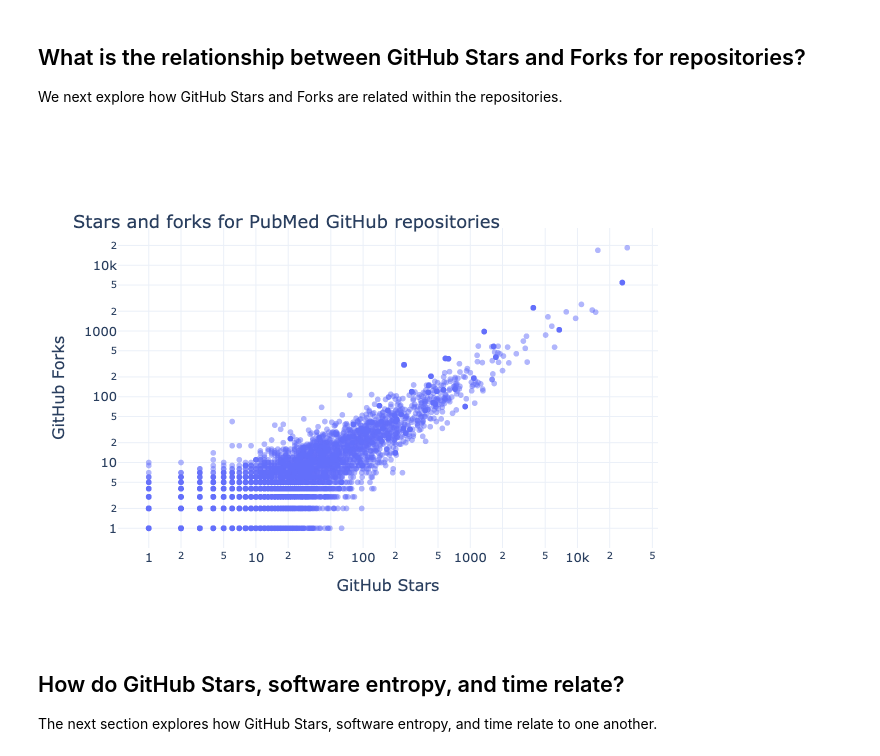
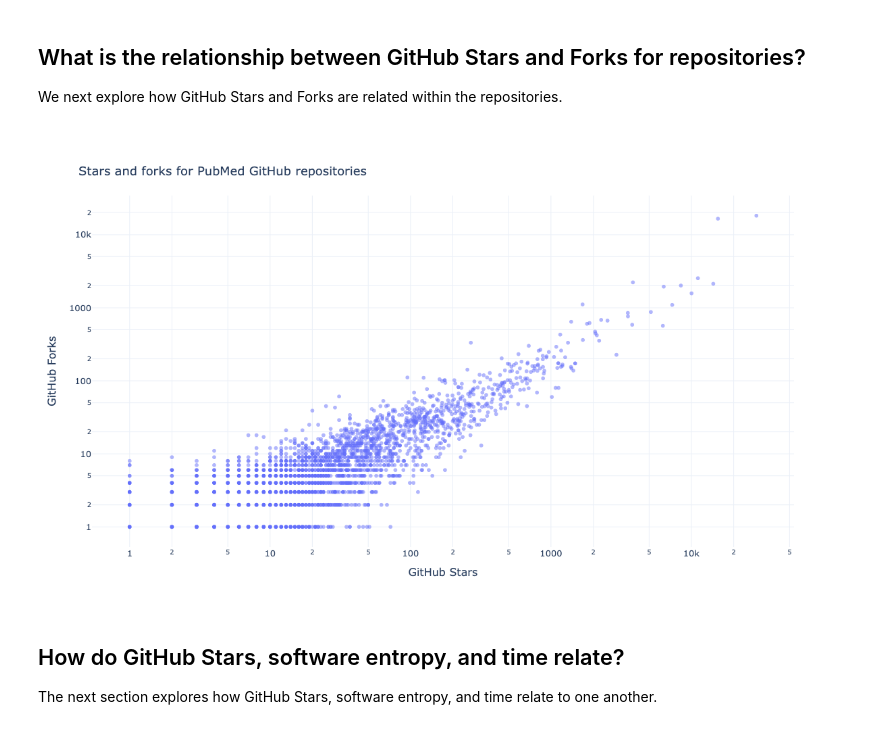
Before and after one commit to software-gardening/almanack, a Jupyter notebook: src/book/seed-bank/pubmed-github-repositories/understanding-pubmed-github-repos.ipynb, the cells around one changed output. Saved outputs shown, nothing was run; the diff lists cells and outputs as text; code cells hidden in the pictures.

```diff
--- a/src/book/seed-bank/pubmed-github-repositories/understanding-pubmed-github-repos.ipynb
+++ b/src/book/seed-bank/pubmed-github-repositories/understanding-pubmed-github-repos.ipynb
@@ -90,0 +86,18 @@ df
+# %%
+# cleanup: drop columns or rows whose values are all empty
+df = df.dropna(axis=1, how="all")
+df = df.dropna(axis=0, how="all")
+# %%
+# gather repo commit start and end dates
+df[["repo-commit-start-date", "repo-commit-end-date"]] = df[
+    "repo-commit-time-range"
+].str.extract(r"\('([^']+)', '([^']+)'\)")
+# turn these into datetimes for datetime calcs
+df[["repo-commit-start-date", "repo-commit-end-date"]] = df[
+    ["repo-commit-start-date", "repo-commit-end-date"]
+].apply(pd.to_datetime)
+# set a cuttoff of 1 year for dormancy
+cutoff = pd.Timestamp.now() - pd.DateOffset(years=1)
+df["dormant"] = df["repo-commit-end-date"] <= cutoff
+# show how many dormant repos there are in this dataset
+df["dormant"].value_counts()
@@ -90,0 +109,16 @@ df
+# %%
+df["repo-days-of-existence"] = (
+    pd.Timestamp.now() - df["repo-commit-start-date"]
+).dt.days
+df["repo-days-inactive"] = (pd.Timestamp.now() - df["repo-commit-end-date"]).dt.days
+fig = px.ecdf(
+    df,
+    x="repo-days-inactive",
+    title="CDF of repository inactivity by last commit date",
+    width=1200,
+    height=700,
+)
+fig.write_image(
+    image_file := "images/cdf_repository_inactivity_by_last_commit_date.png"
+)
+display(Image(filename=image_file))
@@ -153,27 +235,27 @@ We next explore how GitHub Stars and Forks are related within the repositories.
 # %%
 fig = px.scatter(
     df,
-    x="GitHub Stars",
-    y="GitHub Forks",
+    x="repo-stargazers-count",
+    y="repo-forks-count",
     hover_data=["Repository URL"],
-    width=700,
-    height=400,
+    width=1200,
+    height=700,
     title="Stars and forks for PubMed GitHub repositories",
     opacity=0.5,
     log_y=True,
     log_x=True,
 )
 
 fig.update_layout(
     font=dict(size=13),
-    title={"yref": "container", "y": 0.8, "yanchor": "bottom"},
+    title={"yref": "container", "y": 0.9, "yanchor": "bottom"},
     xaxis_title="GitHub Stars",
     yaxis_title="GitHub Forks",
 )
 fig.write_image(image_file := "images/pubmed-stars-and-forks.png")
 display(Image(filename=image_file))
 # %% [output]
-[figure, old version]
+[figure, new version]
 # %% [markdown]
 ## How do GitHub Stars, software entropy, and time relate?
 
```
Also changed, not shown: parts of 13 cells of this notebook, 57 other files.
